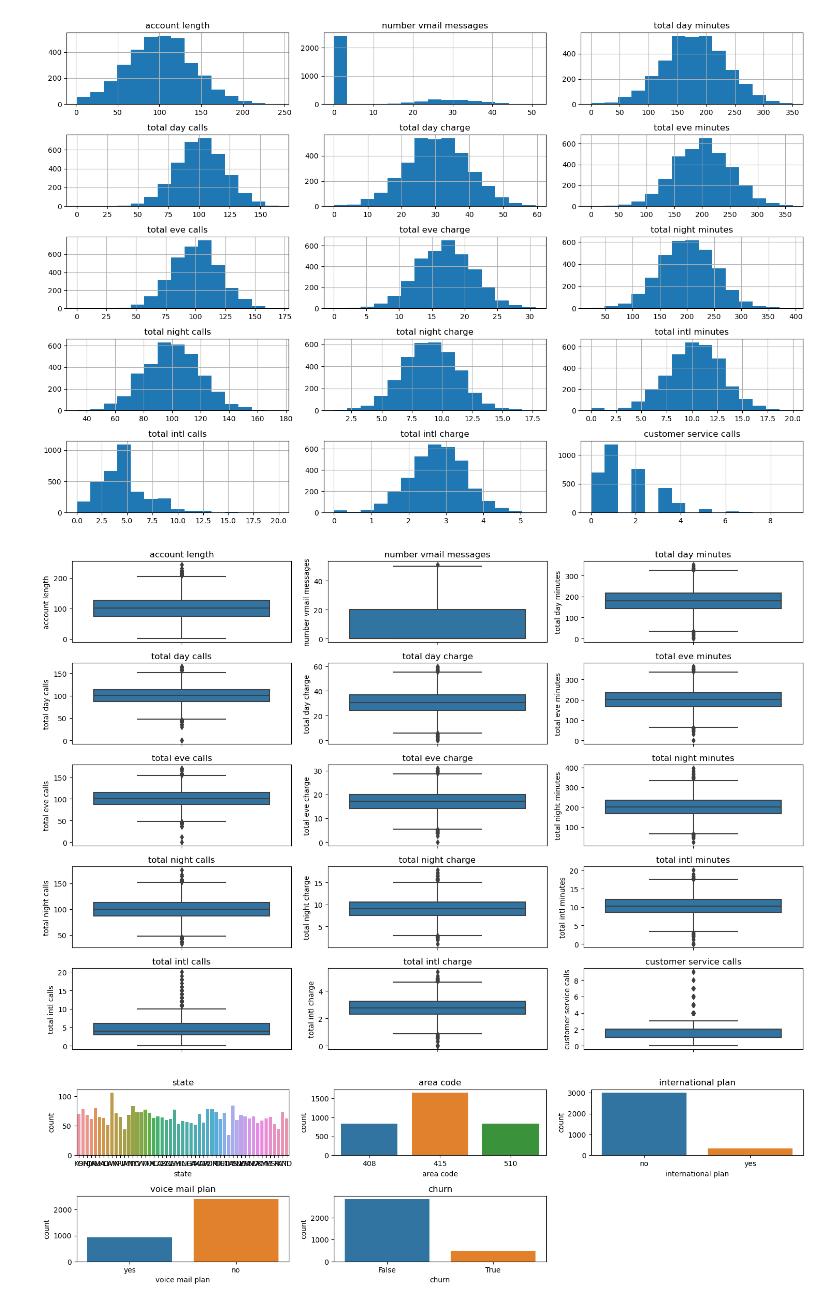
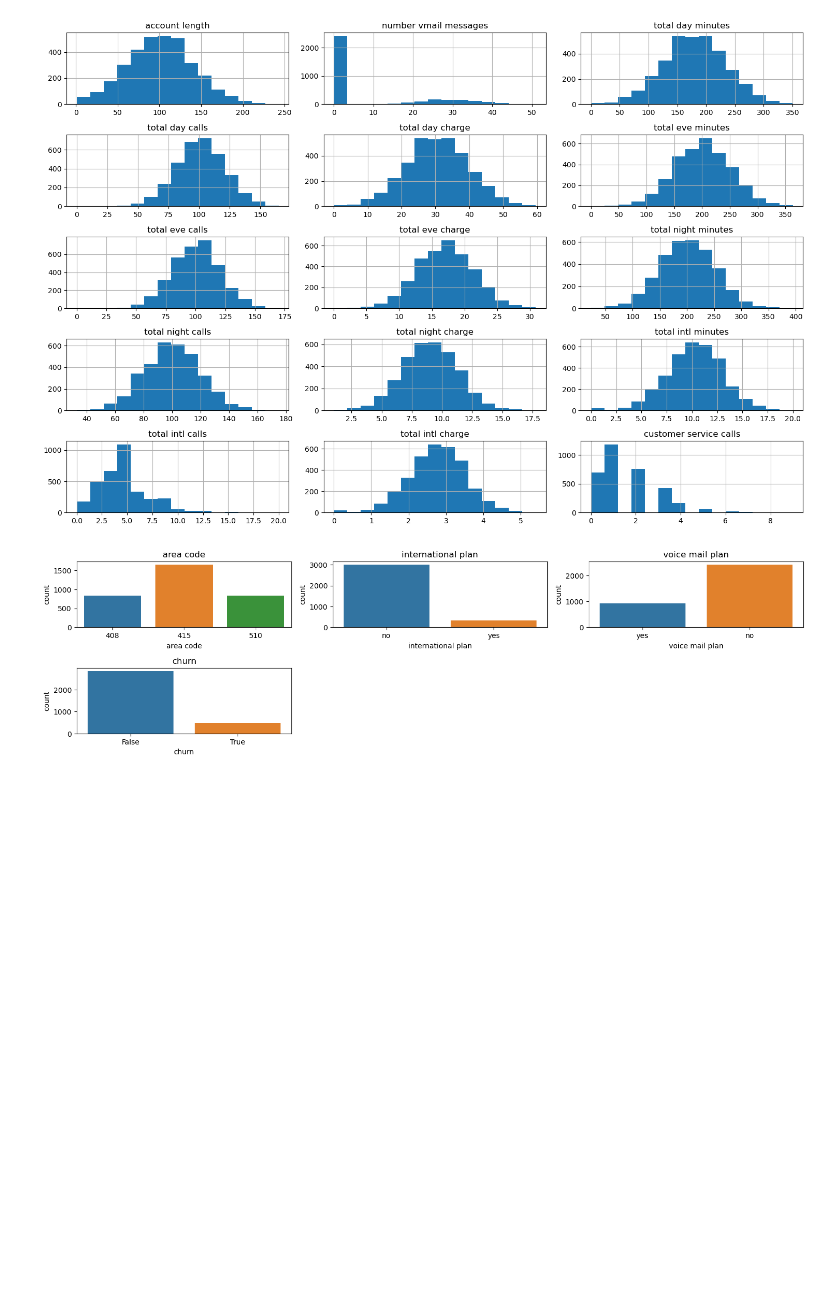
Before and after one commit to winnycodegurl/MachineLearningprojectphase3, a Jupyter notebook: Studentnotebook.ipynb, the cells around one changed output. Drawn from its saved outputs; the diff is of its cells as text; code cells hidden in the pictures; blank space fills up the shorter version.

```diff
--- a/Studentnotebook.ipynb
+++ b/Studentnotebook.ipynb
@@ -150,6 +150,7 @@ from pandas.api.types import is_numeric_dtype
 # %%
 # Load the dataset to inspect the initial state of the data
 import pandas as pd
+#summary_columns = ['account length','number vmail messages ','total day minutes ','total day calls ','total day charge','total eve minutes ','total eve calls','total eve charge','total night minutes','total night calls','total night charge','total intl minutes ','total intl calls','total intl charge','customer service calls']
 
 class churmdata:
     def __init__(self, file_path):
@@ -190,19 +191,28 @@ class churmdata:
         else:
             print("No duplicate rows")
 
-    def display_statistics(self, summary_columns):
-        """Displays statistics of the specified columns in the dataset."""
-        if self.data is not None:
-            if all(column in self.data.columns for column in summary_columns):
-                print("Statistical Summary for specified columns:")
-                print(self.data[summary_columns].describe())
-            else:
-                missing_columns = [column for column in summary_columns if column not in self.data.columns]
-                print(f"The following columns are not in the dataset: {missing_columns}")
+
+    def display_statistics(self):
+
+     summary_columns = [
+        'account length', 'number vmail messages', 'total day minutes',
+        'total day calls', 'total day charge', 'total eve minutes',
+        'total eve calls', 'total eve charge', 'total night minutes',
+        'total night calls', 'total night charge', 'total intl minutes',
+        'total intl calls', 'total intl charge', 'customer service calls'
+    ]
+
+     if self.data is not None:
+        missing_columns = [column for column in summary_columns if column not in self.data.columns]
+        if not missing_columns:
+            print("Statistical Summary for specified columns:")
+            print(self.data[summary_columns].describe())
         else:
-            print("Data not loaded. Please load the data first using the 'load_data' method.")
+            print(f"The following columns are not in the dataset: {missing_columns}")
+     else:
+        print("Data not loaded. Please load the data first using the 'load_data' method.")
 
-summary_columns = ['account length','number vmail messages ','total day minutes ','total day calls ','total day charge','total eve minutes ','total eve calls','total eve charge','total night minutes','total night calls','total night charge','total intl minutes ','total intl calls','total intl charge','customer service calls']
+#summary_columns = ['account length','number vmail messages ','total day minutes ','total day calls ','total day charge','total eve minutes ','total eve calls','total eve charge','total night minutes','total night calls','total night charge','total intl minutes ','total intl calls','total intl charge','customer service calls']
 
 file_path = 'Churmdata.csv'
 churm_data = churmdata(file_path)
@@ -327,11 +337,9 @@ univariate_analysis.plot_histograms(numerical_columns)
 # %% [output]
 [figure]
 # %%
-univariate_analysis.plot_boxplots(numerical_columns)
 
 # Plotting bar plots for categorical columns
-categorical_columns = ['state', 'area code', 'international plan', 'voice mail plan', 'churn']
+categorical_columns = [ 'area code', 'international plan', 'voice mail plan', 'churn']
 univariate_analysis.plot_barplots(categorical_columns)
 # %% [output]
-[figure, old version]
+[figure, new version]
-[figure, removed]
```
Also changed, not shown: parts of 10 cells of this notebook.
